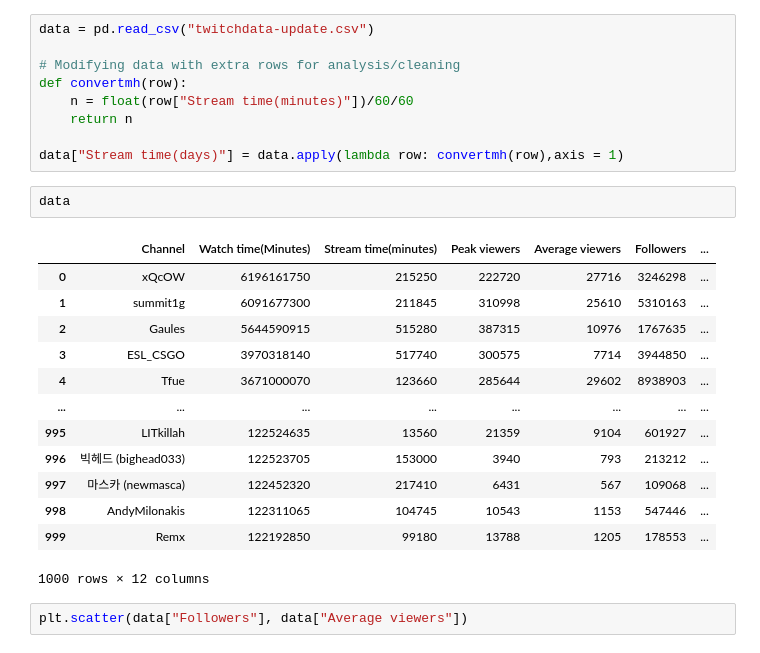
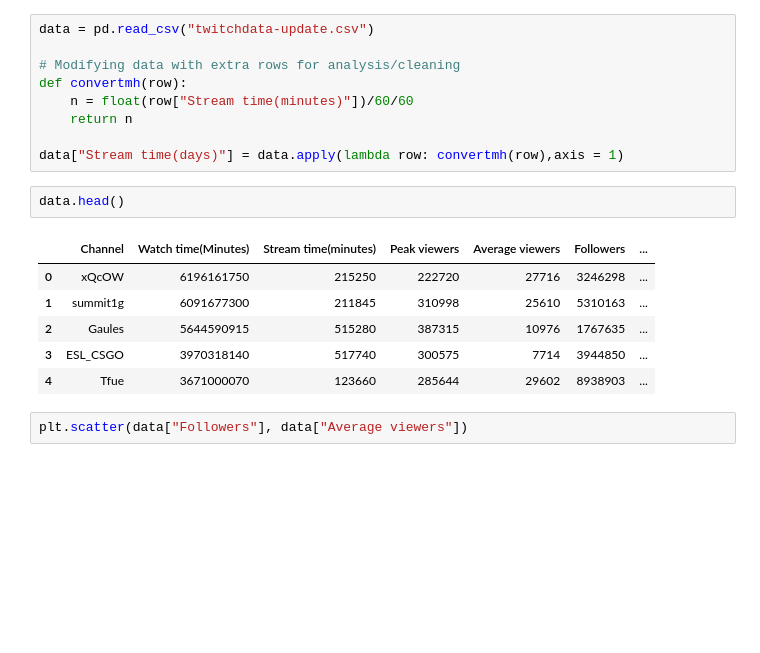
Before and after one commit to BeanutPutters/BeanutPutters.github.io, a Jupyter notebook: project0/Final.ipynb, the cells around one changed output. Saved outputs shown, nothing was run; the diff lists cells and outputs as text; blank space fills up the shorter version.

Commit message:
data

```diff
--- a/project0/Final.ipynb
+++ b/project0/Final.ipynb
@@ -28,21 +28,14 @@ def convertmh(row):
 
 data["Stream time(days)"] = data.apply(lambda row: convertmh(row),axis = 1)
 # %%
-data
+data.head()
 # %% [output]
 |  | Channel | Watch time(Minutes) | Stream time(minutes) | Peak viewers | Average viewers | Followers | ... |
 | 0 | xQcOW | 6196161750 | 215250 | 222720 | 27716 | 3246298 | ... |
 | 1 | summit1g | 6091677300 | 211845 | 310998 | 25610 | 5310163 | ... |
 | 2 | Gaules | 5644590915 | 515280 | 387315 | 10976 | 1767635 | ... |
 | 3 | ESL_CSGO | 3970318140 | 517740 | 300575 | 7714 | 3944850 | ... |
 | 4 | Tfue | 3671000070 | 123660 | 285644 | 29602 | 8938903 | ... |
-| ... | ... | ... | ... | ... | ... | ... | ... |
-| 995 | LITkillah | 122524635 | 13560 | 21359 | 9104 | 601927 | ... |
-| 996 | 빅헤드 (bighead033) | 122523705 | 153000 | 3940 | 793 | 213212 | ... |
-| 997 | 마스카 (newmasca) | 122452320 | 217410 | 6431 | 567 | 109068 | ... |
-| 998 | AndyMilonakis | 122311065 | 104745 | 10543 | 1153 | 547446 | ... |
-| 999 | Remx | 122192850 | 99180 | 13788 | 1205 | 178553 | ... |
-1000 rows × 12 columns
 # %%
 plt.scatter(data["Followers"], data["Average viewers"])
 # %% [output]
```
Also changed, not shown: parts of 11 cells of this notebook.
